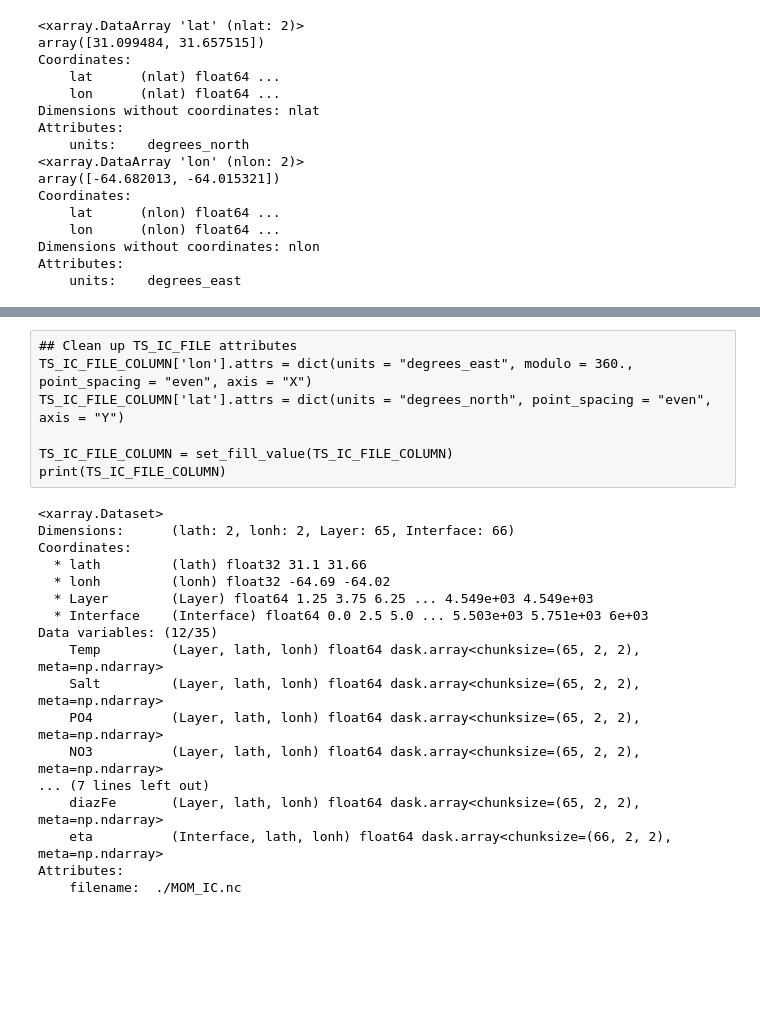
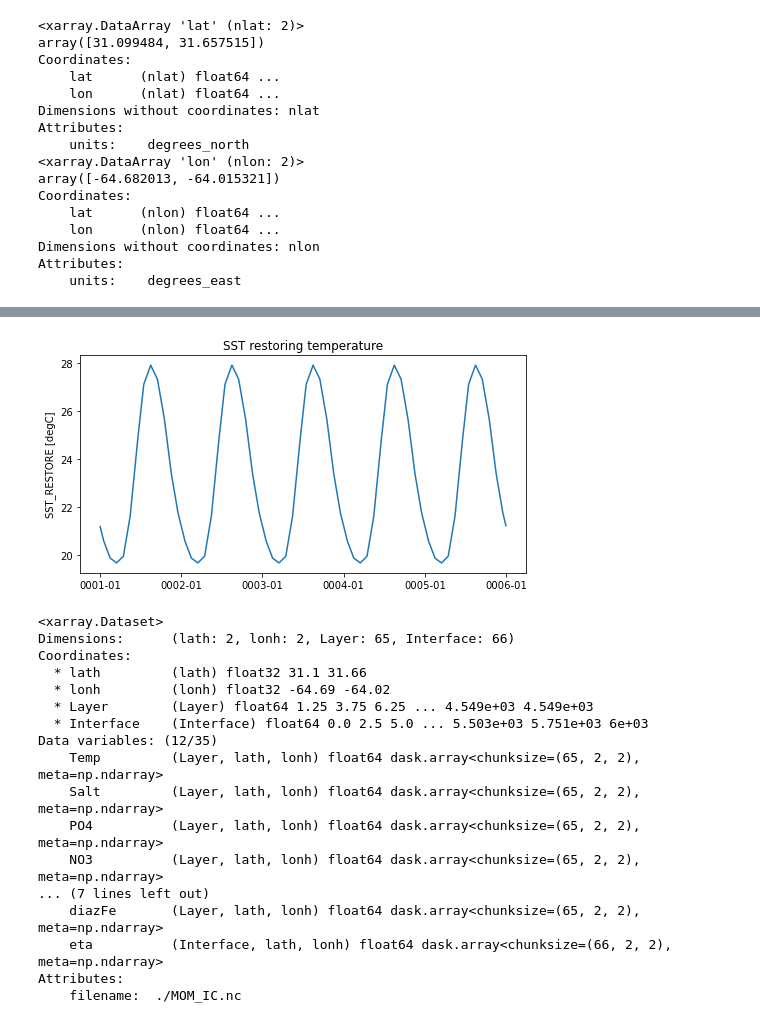
Before and after one commit to ElizabethYankovsky/MARBL_notebooks, a Jupyter notebook: Generate_IC_Files.ipynb, the cells around one changed output, grey strips where cells are left out. Cells and saved outputs as stored; diff of their text form; code cells hidden in the pictures; blank space fills up the shorter version.

```diff
--- a/Generate_IC_Files.ipynb
+++ b/Generate_IC_Files.ipynb
@@ -290,13 +284,13 @@ MARBL_FORCING_FILE_COLUMN['SENS_HEAT_FLUX'].data = -MARBL_FORCING_FILE_COLUMN['S
 MARBL_FORCING_FILE_COLUMN['SENS_HEAT_FLUX'].attrs['standard_name'] = 'surface_upward_sensible_heat_flux'
 MARBL_FORCING_FILE_COLUMN['EVAP'].data = -MARBL_FORCING_FILE_COLUMN['EVAP'].data
 MARBL_FORCING_FILE_COLUMN['EVAP'].attrs['standard_name'] = 'surface_upward_latent_heat_flux_due_to_evaporation'
-# %% [raw]
-## Clean up TS_IC_FILE attributes
-TS_IC_FILE_COLUMN['lon'].attrs = dict(units = "degrees_east", modulo = 360., point_spacing = "even", axis = "X")
-TS_IC_FILE_COLUMN['lat'].attrs = dict(units = "degrees_north", point_spacing = "even", axis = "Y")
-
-TS_IC_FILE_COLUMN = set_fill_value(TS_IC_FILE_COLUMN)
-print(TS_IC_FILE_COLUMN)
+# %%
+MARBL_FORCING_FILE_COLUMN['SST_RESTORE'].isel(gridlat_t=0, gridlon_t=0).plot(figsize=[8,4])
+plt.xticks(np.arange(0,365*6,365), labels=[f'{year:04d}-01' for year in range(1,7)])
+plt.xlabel('')
+plt.title('SST restoring temperature');
+# %% [output]
+[figure, added]
 # %%
 IC_FILE_COLUMN
 # %% [output]
```
Also changed, not shown: parts of 6 cells of this notebook, 7 other files.
